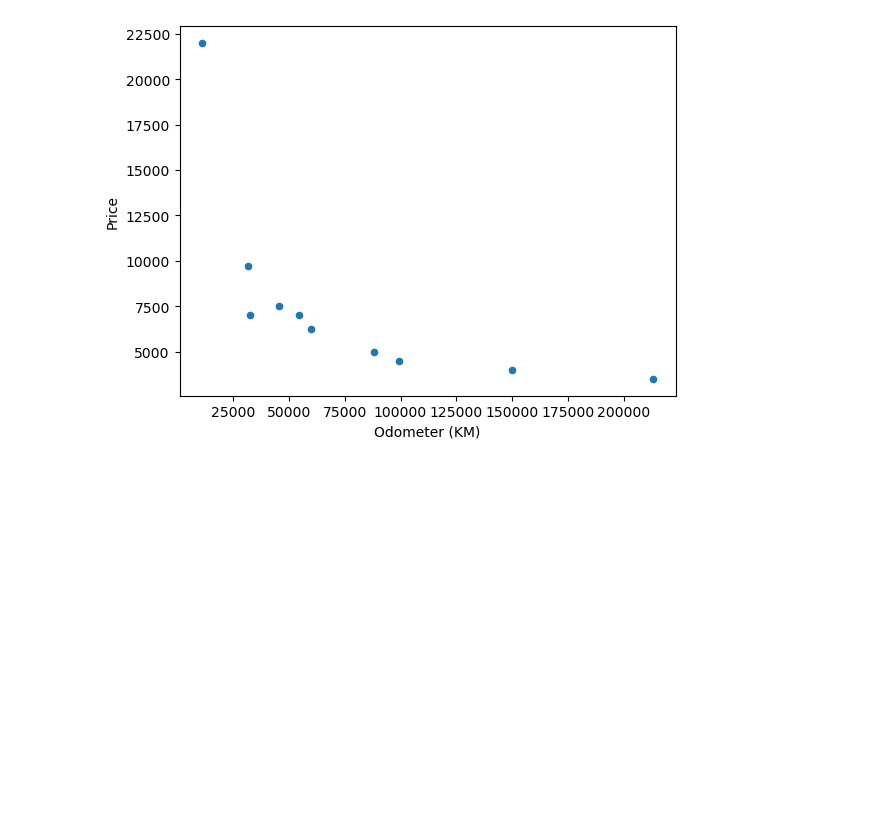
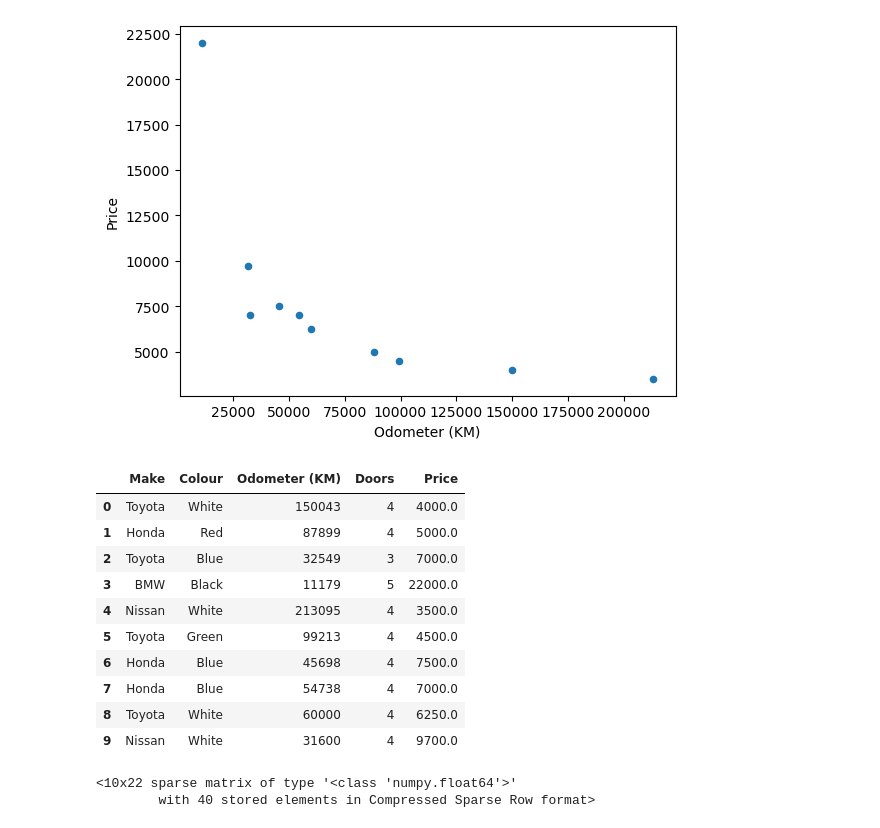
Before and after one commit to calvinyoon/DataScience, a Jupyter notebook: cars.ipynb, the cells around one changed output. Cells and saved outputs as stored; diff of their text form; code cells hidden in the pictures; blank space fills up the shorter version.

```diff
--- a/cars.ipynb
+++ b/cars.ipynb
@@ -521,0 +524,19 @@ car_sales.plot(x="Odometer (KM)", y="Price", kind="scatter")
+# %%
+import pandas as pd
+import numpy as np
+
+car_sales = pd.read_csv("https://raw.githubusercontent.com/mrdbourke/zero-to-mastery-ml/master/data/car-sales.csv")
+car_sales["Price"] = car_sales["Price"].str.replace('[\$\,\.]', '').astype(int) / 100
+car_sales
+# %% [output]
+|  | Make | Colour | Odometer (KM) | Doors | Price |
+| 0 | Toyota | White | 150043 | 4 | 4000.0 |
+| 1 | Honda | Red | 87899 | 4 | 5000.0 |
+| 2 | Toyota | Blue | 32549 | 3 | 7000.0 |
+| 3 | BMW | Black | 11179 | 5 | 22000.0 |
+| 4 | Nissan | White | 213095 | 4 | 3500.0 |
+| 5 | Toyota | Green | 99213 | 4 | 4500.0 |
+| 6 | Honda | Blue | 45698 | 4 | 7500.0 |
+| 7 | Honda | Blue | 54738 | 4 | 7000.0 |
+| 8 | Toyota | White | 60000 | 4 | 6250.0 |
+| 9 | Nissan | White | 31600 | 4 | 9700.0 |
@@ -521,0 +546,13 @@ car_sales.plot(x="Odometer (KM)", y="Price", kind="scatter")
+# %%
+from sklearn.preprocessing import OneHotEncoder
+from sklearn.compose import ColumnTransformer
+
+categorical_features = ["Make", "Colour", "Odometer (KM)", "Doors"]
+one_hot = OneHotEncoder()
+transformer = ColumnTransformer([("one_hot", one_hot, categorical_features)], remainder="passthrough")
+
+transformed_X = transformer.fit_transform(X)
+transformed_X
+# %% [output]
+<10x22 sparse matrix of type '<class 'numpy.float64'>'
+        with 40 stored elements in Compressed Sparse Row format>
```
Also changed, not shown: parts of 8 cells of this notebook, 2 other files.
